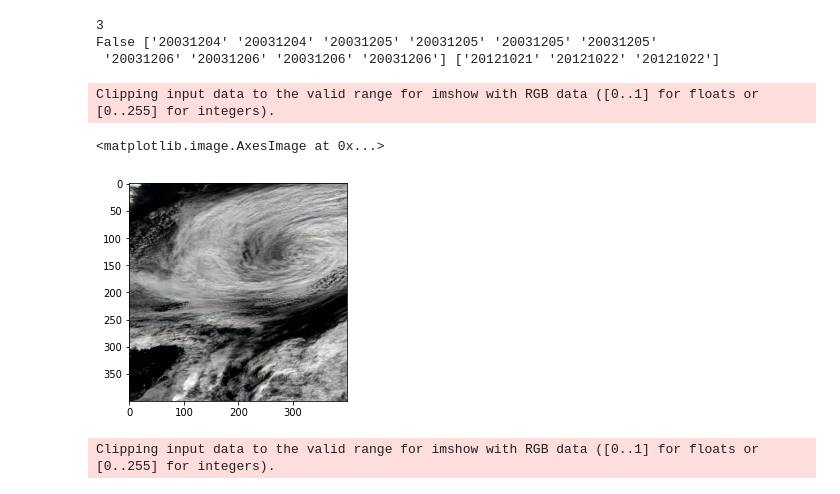
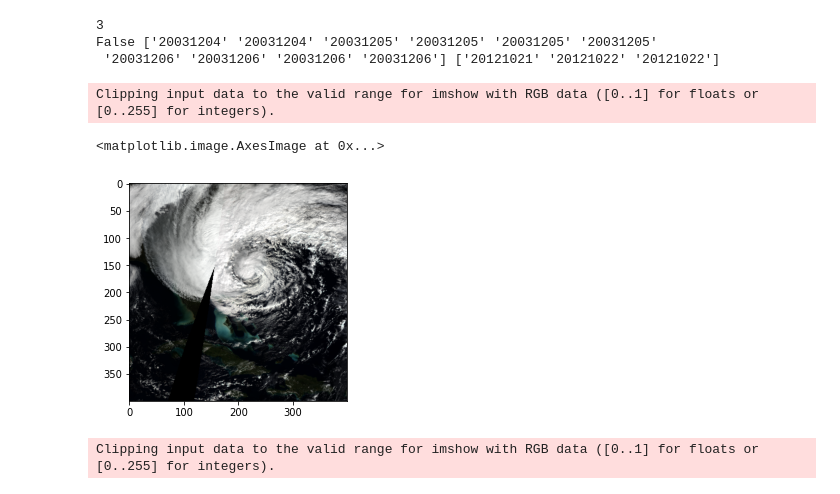
Before and after one commit to jliu2006/hurricane_intensity, a Jupyter notebook: test_model_framework.ipynb, the cells around one changed output. Drawn from its saved outputs; the diff is of its cells as text; code cells hidden in the pictures.

```diff
--- a/test_model_framework.ipynb
+++ b/test_model_framework.ipynb
@@ -860,14 +860,14 @@ print(valid, valid_dates, days)
 False ['20031204' '20031204' '20031205' '20031205' '20031205' '20031205'
  '20031206' '20031206' '20031206' '20031206'] ['20121021' '20121022' '20121022']
 # %%
-testname = '/home/fun/data/AL142005/10_modis_satellite_20050912.npy'
+testname = '/home/fun/data/AL182012/10_modis_satellite_20121027.npy'
 test = np.load(testname)
 
 plt.imshow(test)
 # %% [output]
 Clipping input data to the valid range for imshow with RGB data ([0..1] for floats or [0..255] for integers).
 <matplotlib.image.AxesImage at 0x...>
-[figure, old version]
+[figure, new version]
 # %%
 testname = '/home/fun/data/AL142005/modis_satellite_20050912.npy'
 test = np.load(testname)
```
Also changed, not shown: 3 other files.
